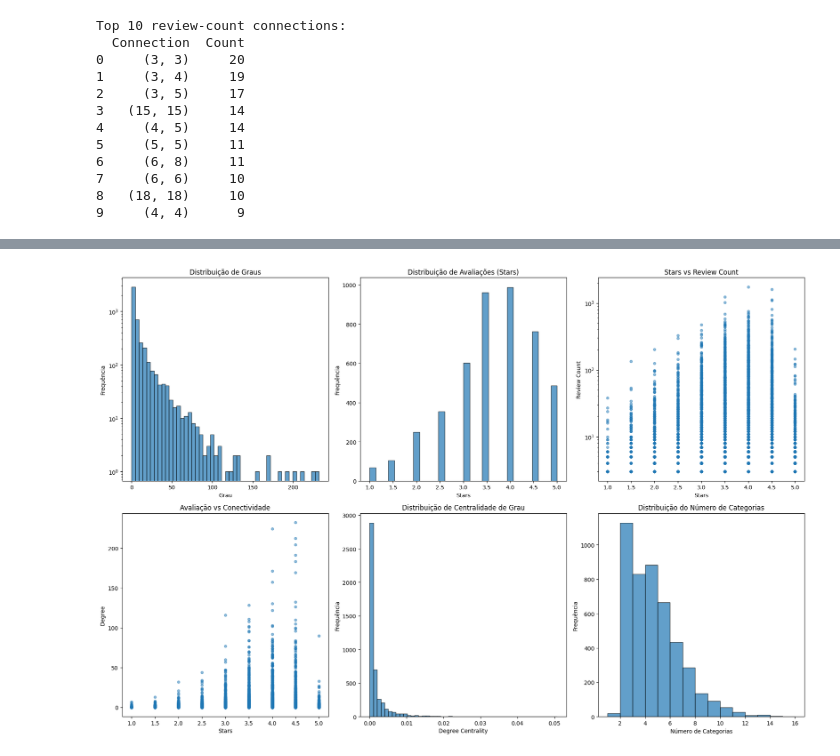
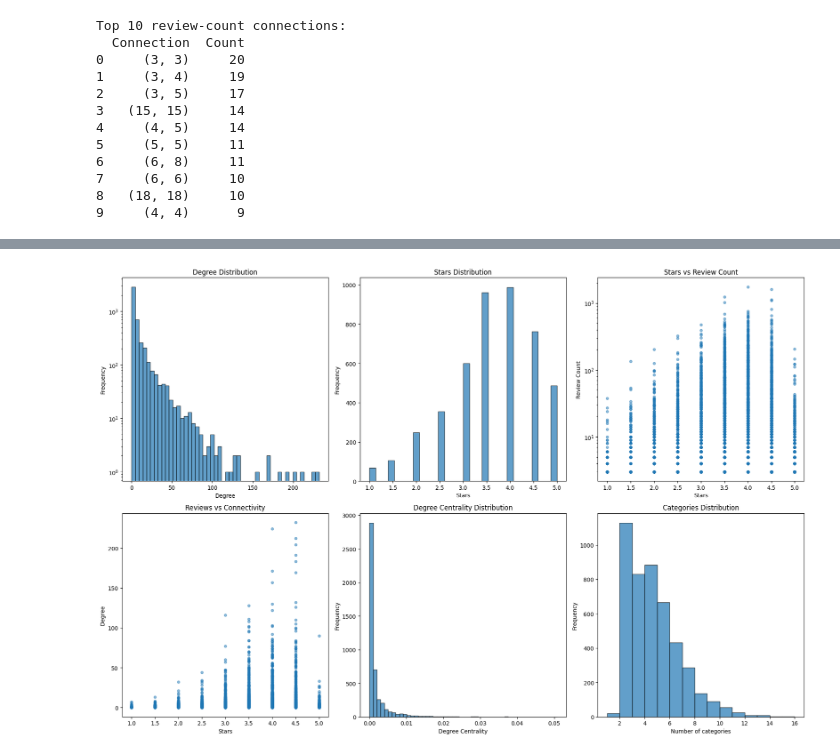
Before and after one commit to vitkenji/network-science-challenge, a Jupyter notebook: visualization/graph_analysis.ipynb, the cells around one changed output, grey strips where cells are left out. Drawn from its saved outputs; the diff is of its cells as text; code cells hidden in the pictures.

```diff
--- a/visualization/graph_analysis.ipynb
+++ b/visualization/graph_analysis.ipynb
@@ -171,32 +162,32 @@ axes[0,0].set_yscale('log')
 axes[0,1].hist(df_nodes["stars"].dropna(), bins=30, alpha=0.7, edgecolor='black')
 axes[0,1].set_xlabel('Stars')
 axes[0,1].set_ylabel('Frequency')
-    axes[0,1].set_title('Stars Distri')
+axes[0,1].set_title('Stars Distribution')
 
 valid_data = df_nodes.dropna(subset=['stars', 'reviewCount'])
 axes[0,2].scatter(valid_data["stars"], valid_data["reviewCount"], alpha=0.5, s=20)
 axes[0,2].set_xlabel('Stars')
 axes[0,2].set_ylabel('Review Count')
 axes[0,2].set_title('Stars vs Review Count')
 axes[0,2].set_yscale('log')
 
 axes[1,0].scatter(valid_data["stars"], valid_data["degree"], alpha=0.5, s=20)
 axes[1,0].set_xlabel('Stars')
 axes[1,0].set_ylabel('Degree')
 axes[1,0].set_title('Reviews vs Connectivity')
 
 axes[1,1].hist(df_nodes["degree_centrality"], bins=50, alpha=0.7, edgecolor='black')
 axes[1,1].set_xlabel('Degree Centrality')
 axes[1,1].set_ylabel('Frequency')
 axes[1,1].set_title('Degree Centrality Distribution')
 
 axes[1,2].hist(df_nodes["num_categories"], bins=range(1, df_nodes["num_categories"].max()+2),
                alpha=0.7, edgecolor='black')
 axes[1,2].set_xlabel('Number of categories')
 axes[1,2].set_ylabel('Frequency')
 axes[1,2].set_title('Categories Distribution')
 
 plt.tight_layout()
 plt.show()
 # %% [output]
-[figure, old version]
+[figure, new version]
```
Also changed, not shown: parts of 1 cell of this notebook.
